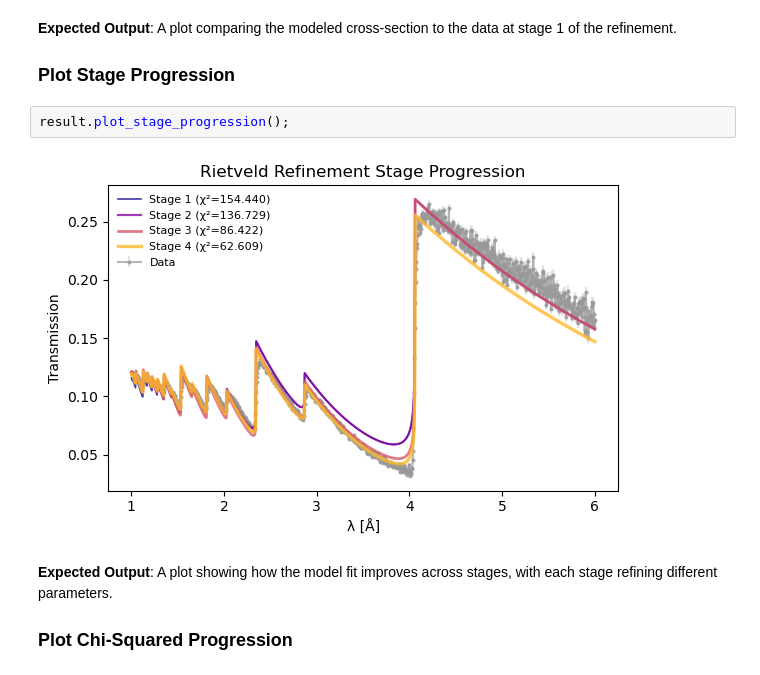
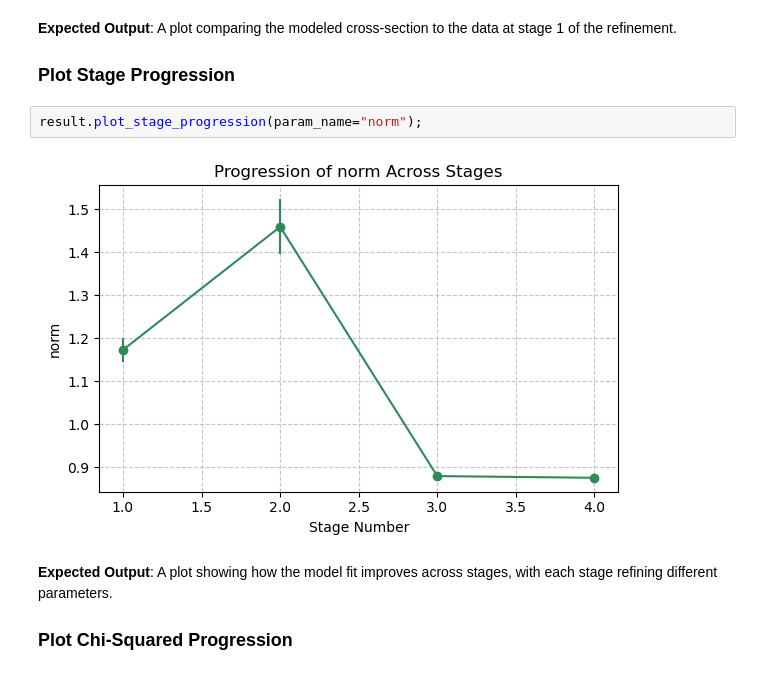
Before and after one commit to TsvikiHirsh/nbragg, a Jupyter notebook: notebooks/Rietveld_in_nbragg_tutorial.ipynb, the cells around one changed output. Saved outputs shown, nothing was run; the diff lists cells and outputs as text.

```diff
--- a/notebooks/Rietveld_in_nbragg_tutorial.ipynb
+++ b/notebooks/Rietveld_in_nbragg_tutorial.ipynb
@@ -228,9 +234,9 @@ result.plot_total_xs(stage=1);
 
 ### Plot Stage Progression
 # %%
-result.plot_stage_progression();
+result.plot_stage_progression(param_name="norm");
 # %% [output]
-[figure, old version]
+[figure, new version]
 # %% [markdown]
 
 **Expected Output**: A plot showing how the model fit improves across stages, with each stage refining different parameters.
```
Also changed, not shown: parts of 5 cells of this notebook, 1 other file.
